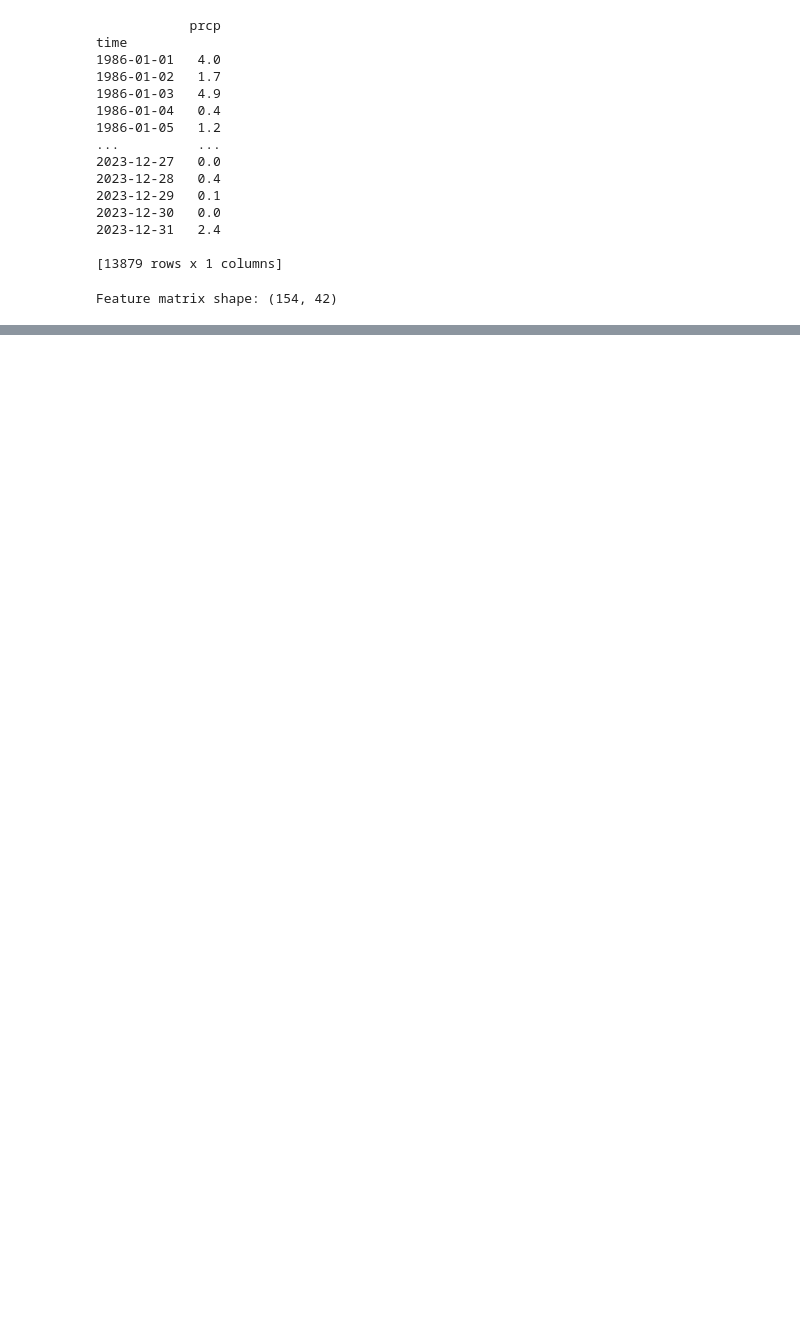
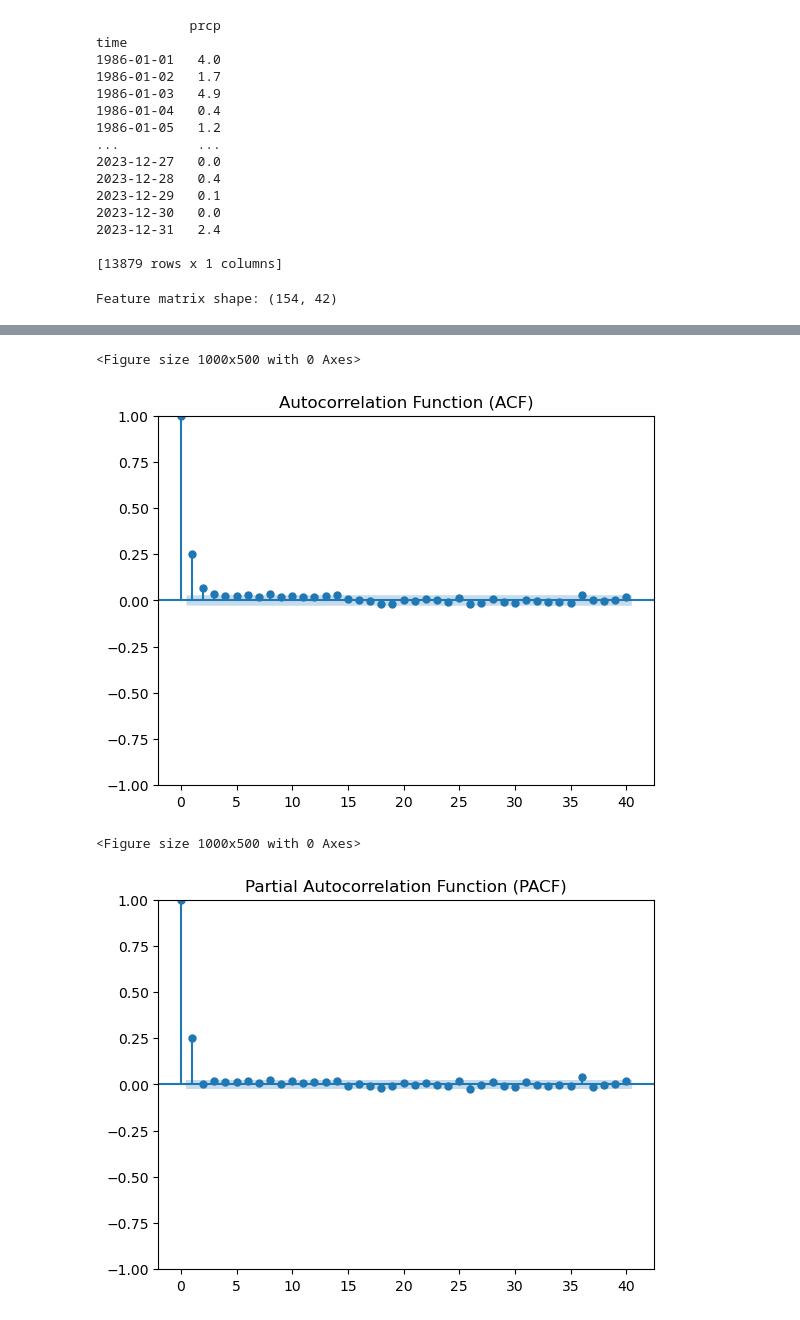
Before and after one commit to CooperBigFoot/gratis-precip, a Jupyter notebook: examples/example.ipynb, the cells around one changed output, grey strips where cells are left out. Cells and saved outputs as stored; diff of their text form; code cells hidden in the pictures; blank space fills up the shorter version.

```diff
--- a/examples/example.ipynb
+++ b/examples/example.ipynb
@@ -324,0 +396,12 @@ plt.show()
+# %%
+# Display ACF and PACF plots of the original data
+mar_generator.display_acf_plot()
+mar_generator.display_pacf_plot()
+
+# Print summary statistics of the generated trajectories
+print(generated_trajectories.describe())
+# %% [output]
+<Figure size 1000x500 with 0 Axes>
+[figure, added]
+<Figure size 1000x500 with 0 Axes>
+[figure, added]
```
Also changed, not shown: parts of 9 cells of this notebook, 1 other file.
